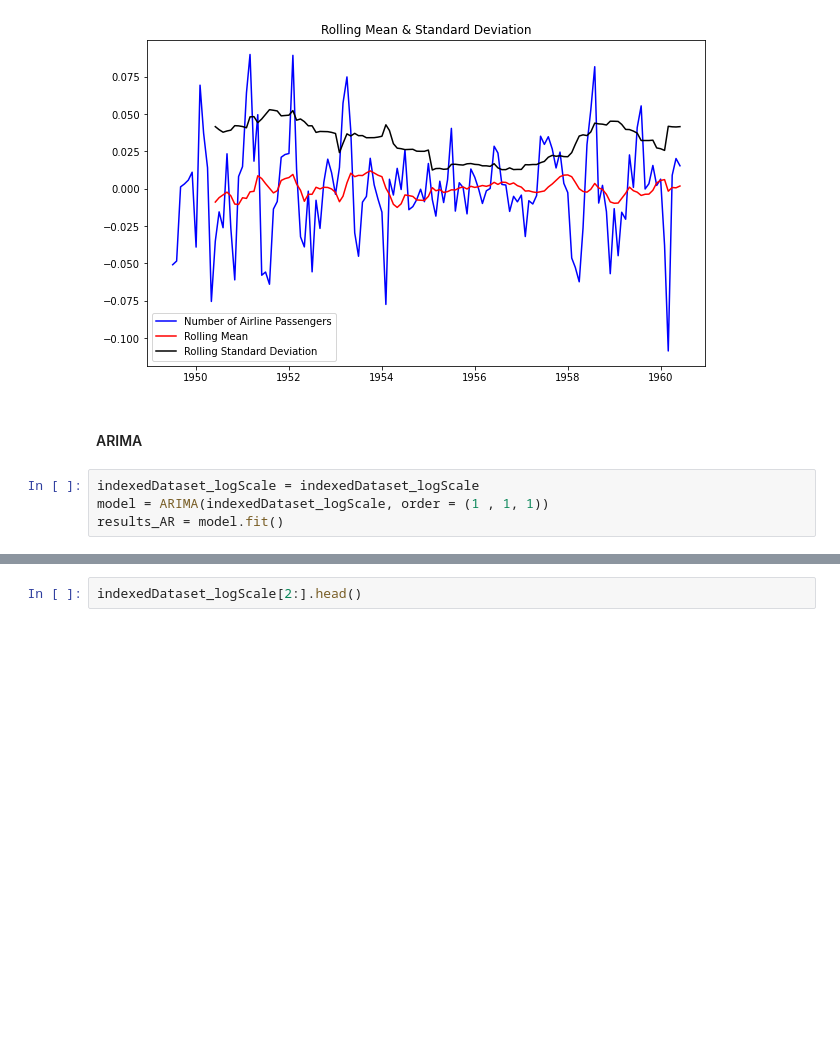
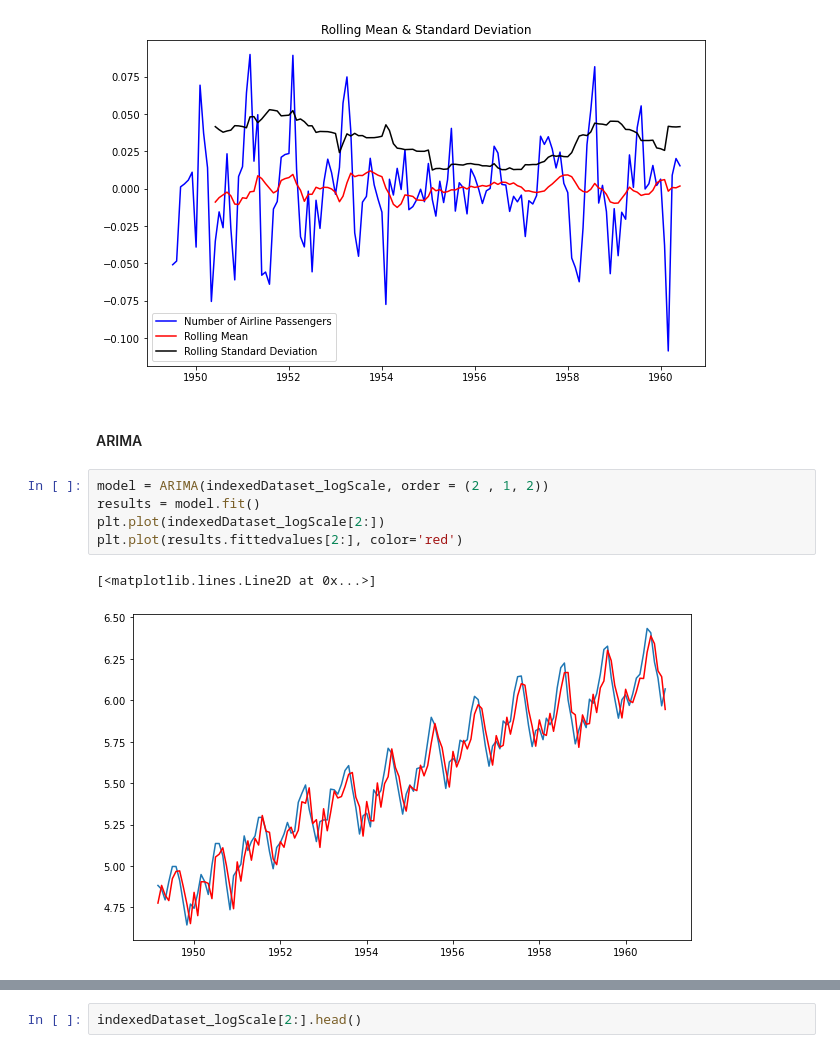
Before and after one commit to dray89/AirlinePassengers, a Jupyter notebook: AirlinePassengers.ipynb, the cells around one changed output, grey strips where cells are left out. Saved outputs shown, nothing was run; the diff lists cells and outputs as text; blank space fills up the shorter version.

```diff
--- a/AirlinePassengers.ipynb
+++ b/AirlinePassengers.ipynb
@@ -306,9 +303,13 @@ plot_stationarity(decomposedLogData)
 # %% [markdown]
 #### ARIMA
 # %%
-indexedDataset_logScale = indexedDataset_logScale
-model = ARIMA(indexedDataset_logScale, order = (1 , 1, 1))
-results_AR = model.fit()
+model = ARIMA(indexedDataset_logScale, order = (2 , 1, 2))
+results = model.fit()
+plt.plot(indexedDataset_logScale[2:])
+plt.plot(results.fittedvalues[2:], color='red')
+# %% [output]
+[<matplotlib.lines.Line2D at 0x...>]
+[figure, added]
 # %%
 results_AR.summary()
 #Jarque-Bera test is a test for normality.
```
Also changed, not shown: parts of 8 cells of this notebook.
